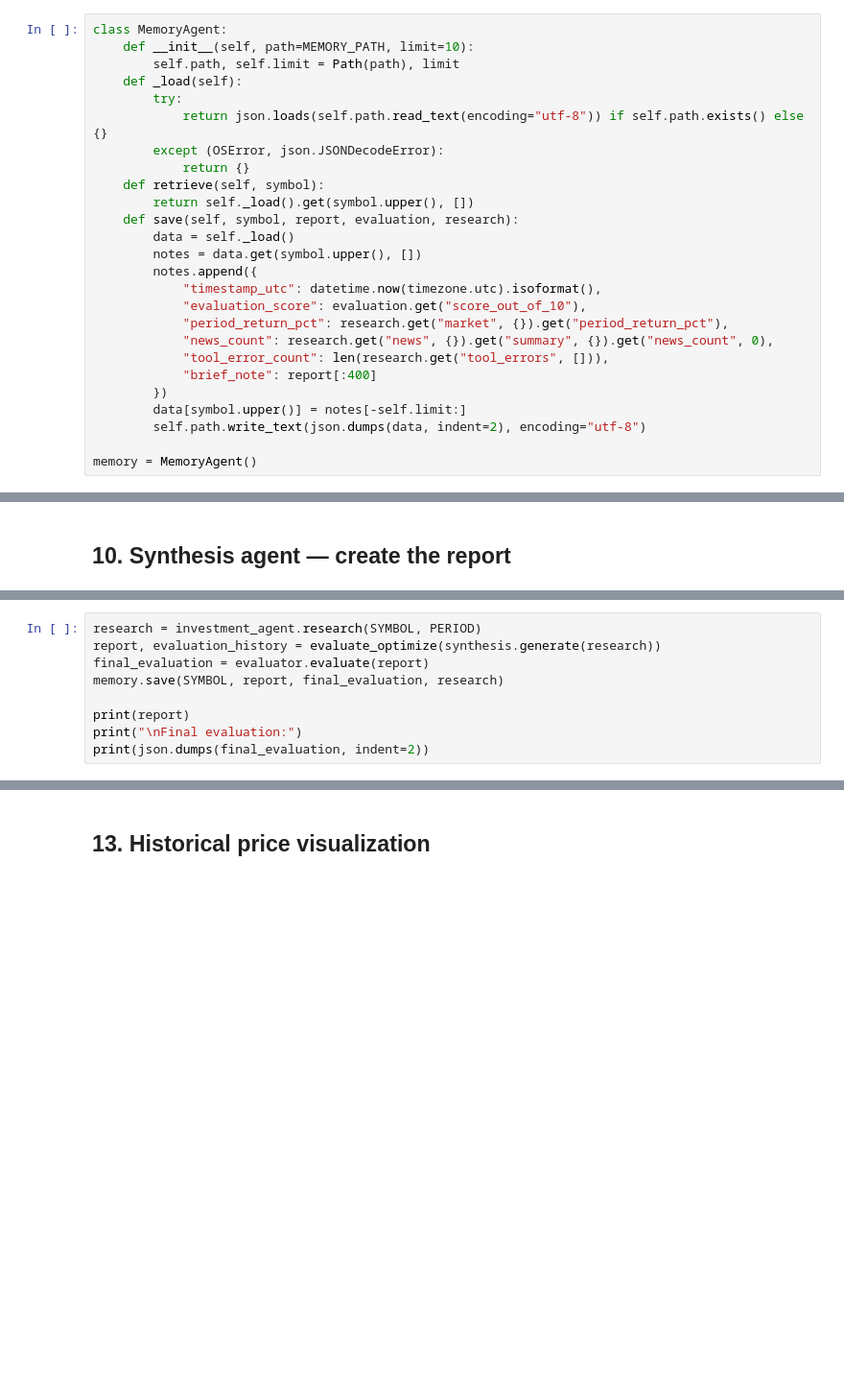
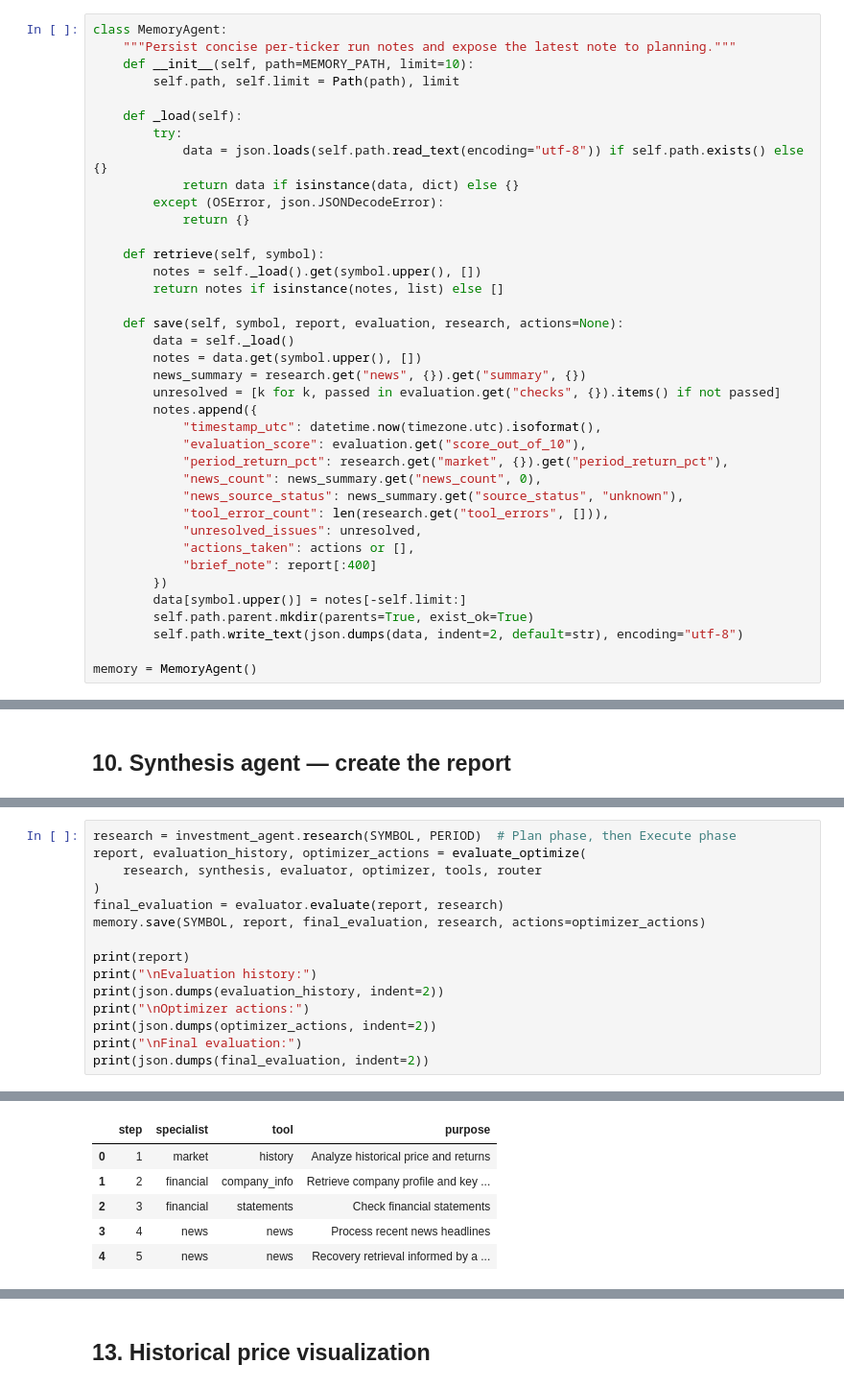
Before and after one commit to vishwakarmaamit1/aai-520-nlp_and_gen_ai_final_project, a Jupyter notebook: AAI_520_Multi_Agent_Investment_Research.ipynb, the cells around one changed output, grey strips where cells are left out. Shown at 96% size. Drawn from its saved outputs; the diff is of its cells as text; blank space fills up the shorter version.

```diff
--- a/AAI_520_Multi_Agent_Investment_Research.ipynb
+++ b/AAI_520_Multi_Agent_Investment_Research.ipynb
@@ -340,27 +349,39 @@ When the same ticker is researched again, the agent retrieves its previous notes
 # %%
 class MemoryAgent:
+    """Persist concise per-ticker run notes and expose the latest note to planning."""
     def __init__(self, path=MEMORY_PATH, limit=10):
         self.path, self.limit = Path(path), limit
+
     def _load(self):
         try:
-            return json.loads(self.path.read_text(encoding="utf-8")) if self.path.exists() else {}
+            data = json.loads(self.path.read_text(encoding="utf-8")) if self.path.exists() else {}
+            return data if isinstance(data, dict) else {}
         except (OSError, json.JSONDecodeError):
             return {}
+
     def retrieve(self, symbol):
-        return self._load().get(symbol.upper(), [])
-    def save(self, symbol, report, evaluation, research):
+        notes = self._load().get(symbol.upper(), [])
+        return notes if isinstance(notes, list) else []
+
+    def save(self, symbol, report, evaluation, research, actions=None):
         data = self._load()
         notes = data.get(symbol.upper(), [])
+        news_summary = research.get("news", {}).get("summary", {})
+        unresolved = [k for k, passed in evaluation.get("checks", {}).items() if not passed]
         notes.append({
             "timestamp_utc": datetime.now(timezone.utc).isoformat(),
             "evaluation_score": evaluation.get("score_out_of_10"),
             "period_return_pct": research.get("market", {}).get("period_return_pct"),
-            "news_count": research.get("news", {}).get("summary", {}).get("news_count", 0),
+            "news_count": news_summary.get("news_count", 0),
+            "news_source_status": news_summary.get("source_status", "unknown"),
             "tool_error_count": len(research.get("tool_errors", [])),
+            "unresolved_issues": unresolved,
+            "actions_taken": actions or [],
             "brief_note": report[:400]
         })
         data[symbol.upper()] = notes[-self.limit:]
-        self.path.write_text(json.dumps(data, indent=2), encoding="utf-8")
+        self.path.parent.mkdir(parents=True, exist_ok=True)
+        self.path.write_text(json.dumps(data, indent=2, default=str), encoding="utf-8")
 
 memory = MemoryAgent()
 # %% [markdown]
@@ -546,10 +644,16 @@ For reproducibility, record the ticker, period, run date, and any data retrieval
 # %%
-research = investment_agent.research(SYMBOL, PERIOD)
-report, evaluation_history = evaluate_optimize(synthesis.generate(research))
-final_evaluation = evaluator.evaluate(report)
-memory.save(SYMBOL, report, final_evaluation, research)
+research = investment_agent.research(SYMBOL, PERIOD)  # Plan phase, then Execute phase
+report, evaluation_history, optimizer_actions = evaluate_optimize(
+    research, synthesis, evaluator, optimizer, tools, router
+)
+final_evaluation = evaluator.evaluate(report, research)
+memory.save(SYMBOL, report, final_evaluation, research, actions=optimizer_actions)
 
 print(report)
+print("\nEvaluation history:")
+print(json.dumps(evaluation_history, indent=2))
+print("\nOptimizer actions:")
+print(json.dumps(optimizer_actions, indent=2))
 print("\nFinal evaluation:")
 print(json.dumps(final_evaluation, indent=2))
 # %% [output]
@@ -572,0 +661,6 @@ Generated UTC: 2026-10-18T09:11:40.813123+00:00
+|  | step | specialist | tool | purpose |
+| 0 | 1 | market | history | Analyze historical price and returns |
+| 1 | 2 | financial | company_info | Retrieve company profile and key ... |
+| 2 | 3 | financial | statements | Check financial statements |
+| 3 | 4 | news | news | Process recent news headlines |
+| 4 | 5 | news | news | Recovery retrieval informed by a ... |
```
Also changed, not shown: parts of 30 cells of this notebook, 2 other files.
